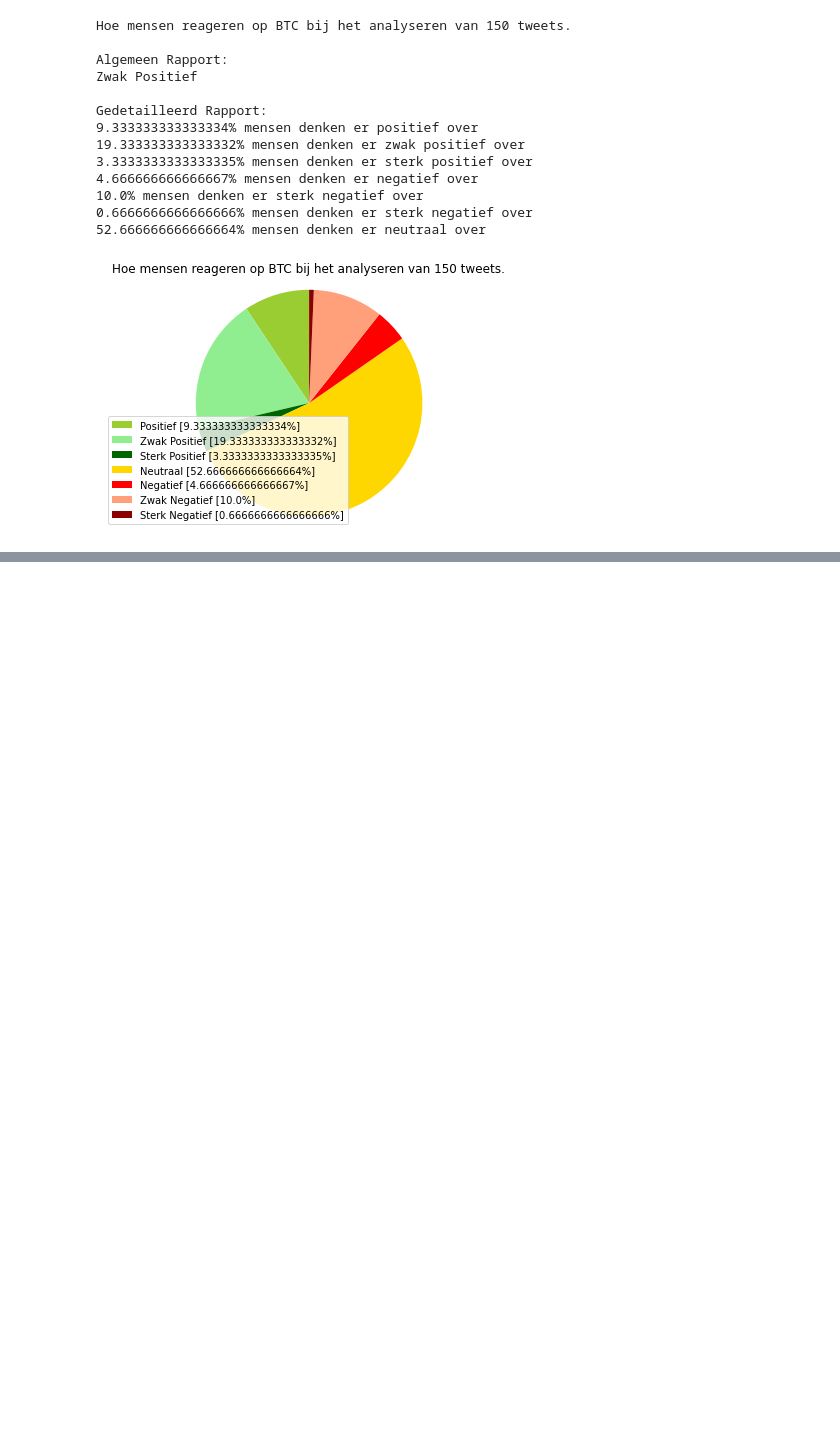
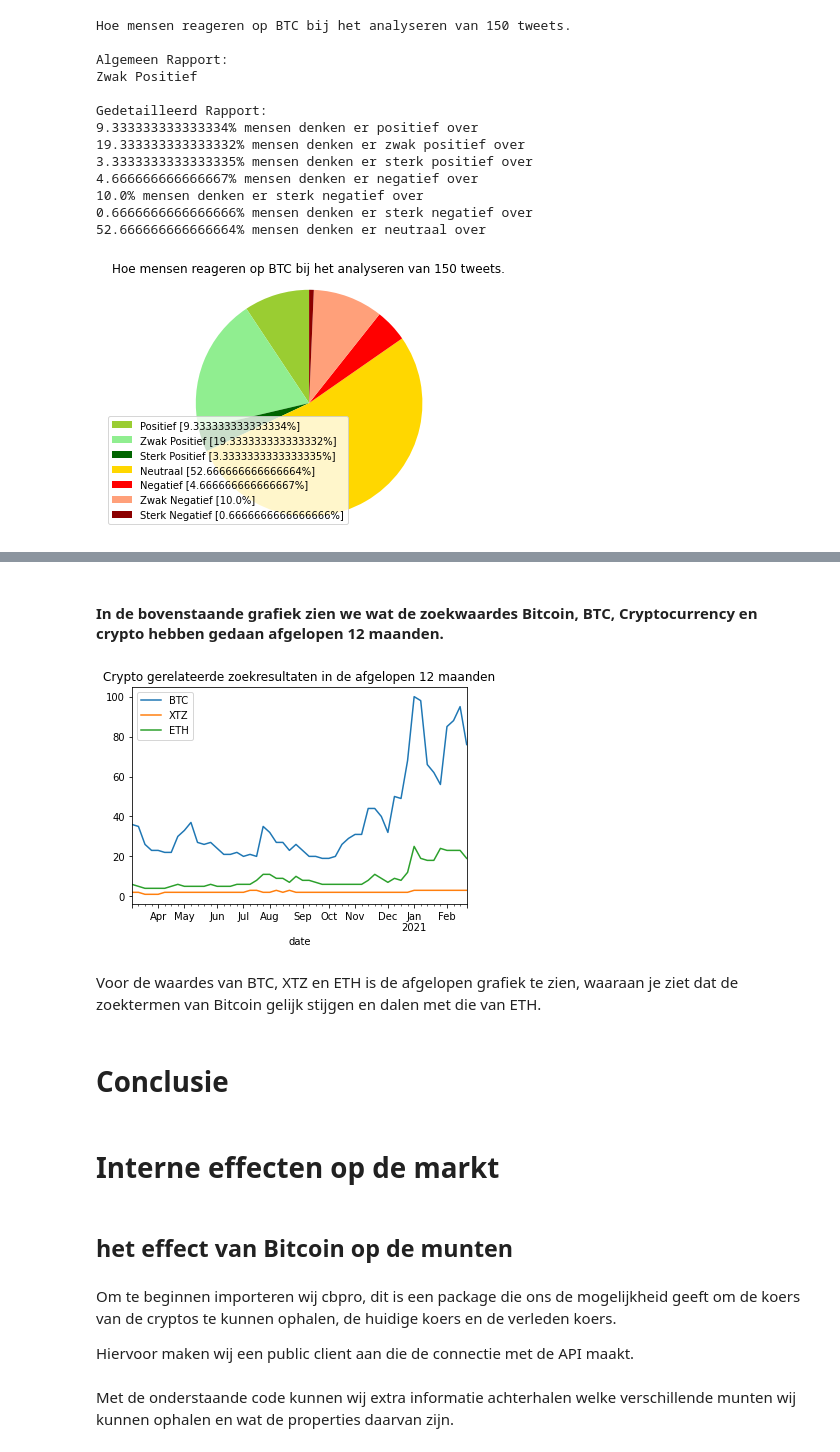
Before and after one commit to LRARIS/nbinteract-tutorial, a Jupyter notebook: tutorial.ipynb, the cells around one changed output, grey strips where cells are left out. Saved outputs shown, nothing was run; the diff lists cells and outputs as text; code cells hidden in the pictures; blank space fills up the shorter version.

```diff
--- a/tutorial.ipynb
+++ b/tutorial.ipynb
@@ -237,0 +374,29 @@ interactive(children=(IntSlider(value=50, description='x', step=10), Output()),
+# %% [markdown]
+#### In de bovenstaande grafiek zien we wat de zoekwaardes Bitcoin, BTC, Cryptocurrency en crypto hebben gedaan afgelopen 12 maanden.
+# %%
+keywords = ['BTC', 'XTZ', 'ETH']
+pytrend.build_payload(
+     kw_list=keywords,
+     cat=0,
+     timeframe='today 12-m',
+     geo='',
+     gprop='')
+data = pytrend.interest_over_time()
+data= data.drop(labels=['isPartial'],axis='columns')
+image = data.plot(title = 'Crypto gerelateerde zoekresultaten in de afgelopen 12 maanden')
+fig = image.get_figure()
+fig.savefig('figure.png')
+# %% [output]
+[figure, added]
+# %% [markdown]
+Voor de waardes van BTC, XTZ en ETH is de afgelopen grafiek te zien, waaraan je ziet dat de zoektermen van Bitcoin gelijk stijgen en dalen met die van ETH.
+# %% [markdown]
+# Conclusie
+# %% [markdown]
+# Interne effecten op de markt
+# %% [markdown]
+## het effect van Bitcoin op de munten
+# %% [markdown]
+Om te beginnen importeren wij cbpro, dit is een package die ons de mogelijkheid geeft om de koers van de cryptos te kunnen ophalen, de huidige koers en de verleden koers.
+
+Hiervoor maken wij een public client aan die de connectie met de API maakt.
@@ -237,0 +405,2 @@ interactive(children=(IntSlider(value=50, description='x', step=10), Output()),
+# %% [markdown]
+Met de onderstaande code kunnen wij extra informatie achterhalen welke verschillende munten wij kunnen ophalen en wat de properties daarvan zijn.
```
Also changed, not shown: parts of 37 cells of this notebook, 6 other files.
